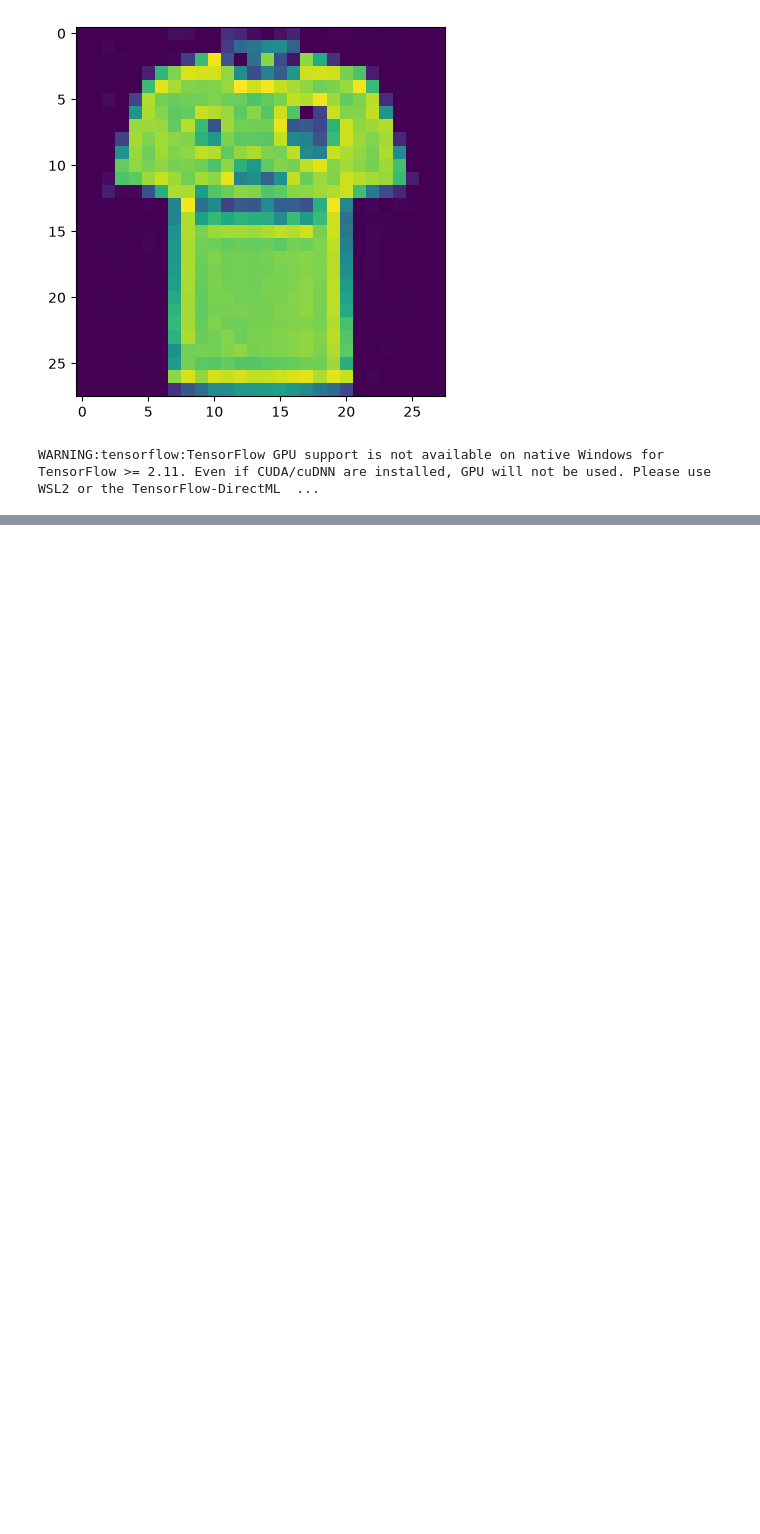
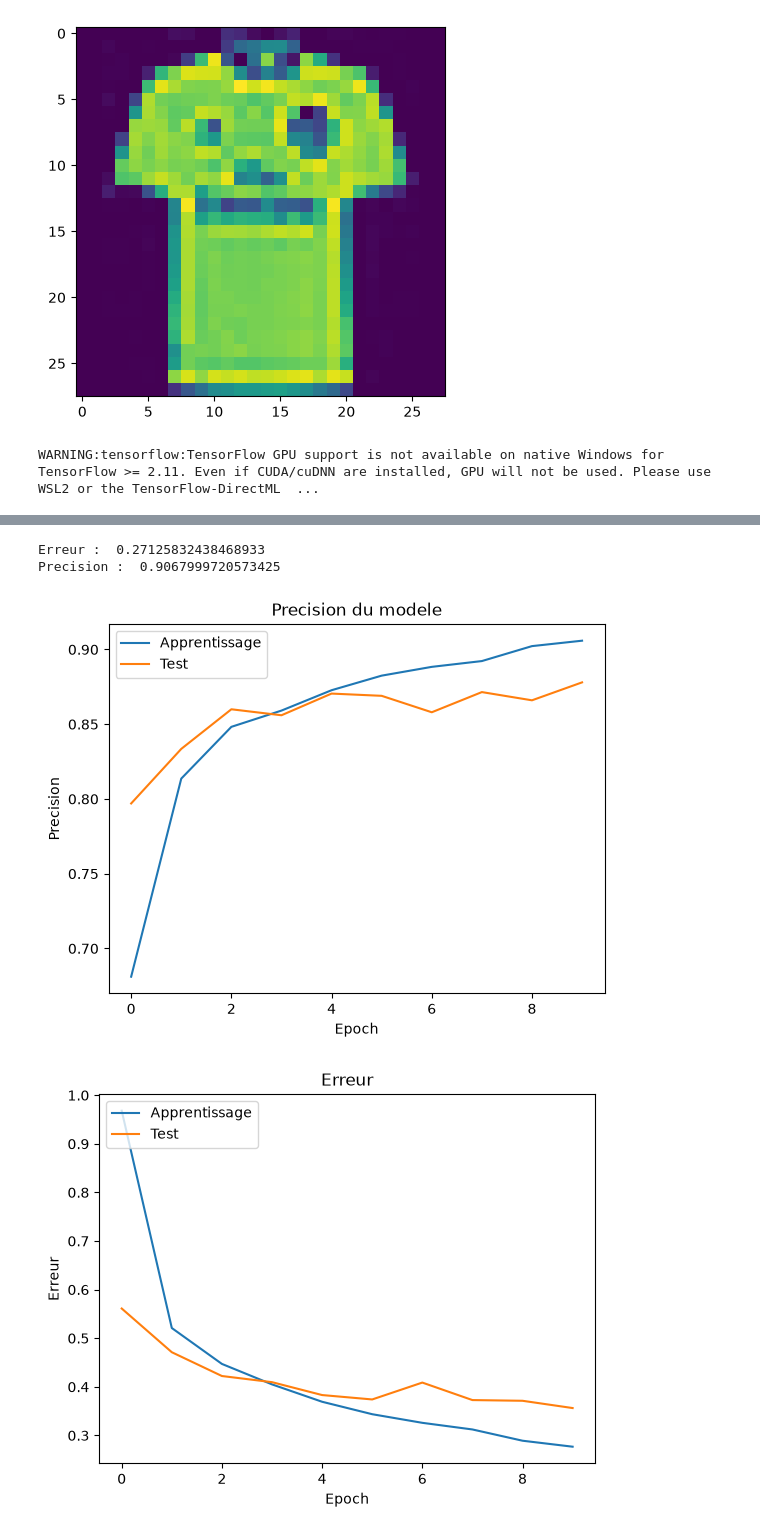
Before and after one commit to T-Piquet/420-5G4-ML, a Jupyter notebook: analyse_image/classification.ipynb, the cells around one changed output, grey strips where cells are left out. Cells and saved outputs as stored; diff of their text form; code cells hidden in the pictures; blank space fills up the shorter version.

Commit message:
[FEAT] compilation, apprentissage et test

```diff
--- a/analyse_image/classification.ipynb
+++ b/analyse_image/classification.ipynb
@@ -62,3 +62,5 @@ reseauNeurone1Convolution.add(Dense(10, activation = 'softmax'))
 reseauNeurone1Convolution.compile(loss = keras.losses.categorical_crossentropy, optimizer = tf.keras.optimizers.Adam(), metrics = ['accuracy'])
 # %% [output]
 WARNING:tensorflow:TensorFlow GPU support is not available on native Windows for TensorFlow >= 2.11. Even if CUDA/cuDNN are installed, GPU will not be used. Please use WSL2 or the TensorFlow-DirectML  ...
+# %%
+historique_apprentissage = reseauNeurone1Convolution.fit(X_apprentissage, Y_apprentissage, batch_size = 256, epochs = 10, verbose = 1, validation_data = (X_validation, Y_validation))
@@ -64,0 +88,26 @@ WARNING:tensorflow:TensorFlow GPU support is not available on native Windows for
+# %%
+evaluation = reseauNeurone1Convolution.evaluate(X_test, Y_test, verbose = 0)
+print('Erreur : ', evaluation[0])
+print('Precision : ', evaluation[1])
+# %% [output]
+Erreur :  0.27125832438468933
+Precision :  0.9067999720573425
+# %%
+plt.plot(historique_apprentissage.history['accuracy'])
+plt.plot(historique_apprentissage.history['val_accuracy'])
+plt.title('Precision du modele')
+plt.ylabel('Precision')
+plt.xlabel('Epoch')
+plt.legend(['Apprentissage', 'Test'], loc = 'upper left')
+plt.show()
+
+plt.plot(historique_apprentissage.history['loss'])
+plt.plot(historique_apprentissage.history['val_loss'])
+plt.title('Erreur')
+plt.ylabel('Erreur')
+plt.xlabel('Epoch')
+plt.legend(['Apprentissage', 'Test'], loc = 'upper left')
+plt.show()
+# %% [output]
+[figure, added]
+[figure, added]
```
Also changed, not shown: parts of 1 cell of this notebook.
